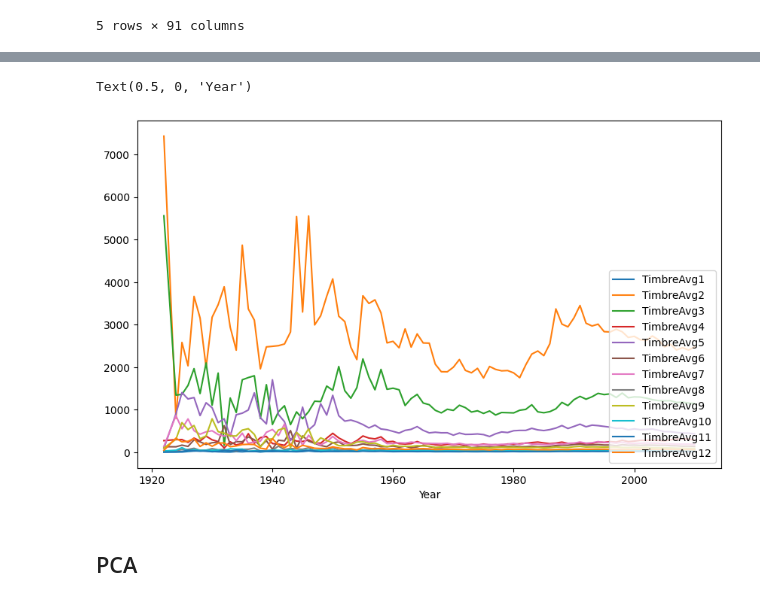
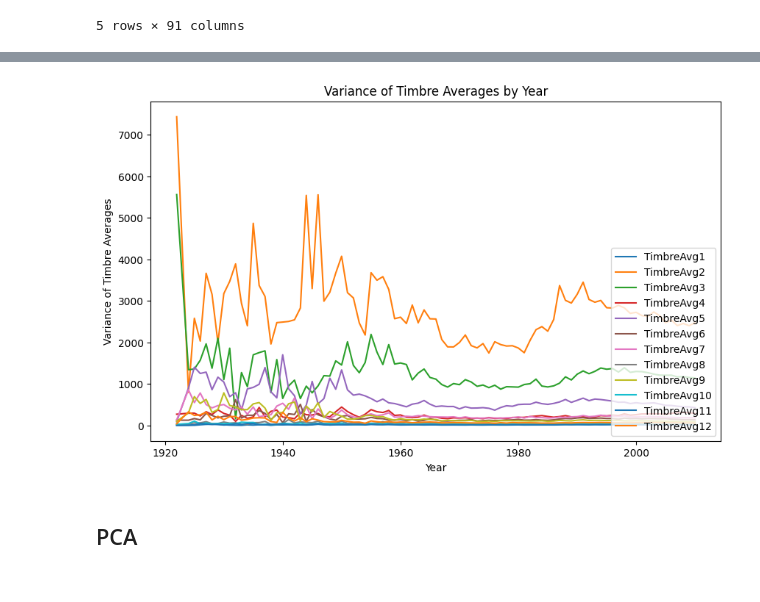
Before and after one commit to 7Koris/MusicAnalysis, a Jupyter notebook: analysis.ipynb, the cells around one changed output, grey strips where cells are left out. Saved outputs shown, nothing was run; the diff lists cells and outputs as text; code cells hidden in the pictures.

```diff
--- a/analysis.ipynb
+++ b/analysis.ipynb
@@ -131,35 +134,38 @@ plt.figure(figsize=(10, 6))
 
 ta1_means_by_decade = data_by_year.groupby('label')['TimbreAvg1'].var()
 ta2_means_by_decade = data_by_year.groupby('label')['TimbreAvg2'].var()
 ta3_means_by_decade = data_by_year.groupby('label')['TimbreAvg3'].var()
 ta4_means_by_decade = data_by_year.groupby('label')['TimbreAvg4'].var()
 ta5_means_by_decade = data_by_year.groupby('label')['TimbreAvg5'].var()
 ta6_means_by_decade = data_by_year.groupby('label')['TimbreAvg6'].var()
 ta7_means_by_decade = data_by_year.groupby('label')['TimbreAvg7'].var()
 ta8_means_by_decade = data_by_year.groupby('label')['TimbreAvg8'].var()
 ta9_means_by_decade = data_by_year.groupby('label')['TimbreAvg9'].var()
 ta10_means_by_decade = data_by_year.groupby('label')['TimbreAvg10'].var()
 ta11_means_by_decade = data_by_year.groupby('label')['TimbreAvg11'].var()
 ta12_means_by_decade = data_by_year.groupby('label')['TimbreAvg12'].var()
 
 plt.plot(ta1_means_by_decade, label='TimbreAvg1')
 plt.plot(ta2_means_by_decade, label='TimbreAvg2')
 plt.plot(ta3_means_by_decade, label='TimbreAvg3')
 plt.plot(ta4_means_by_decade, label='TimbreAvg4')
 plt.plot(ta5_means_by_decade, label='TimbreAvg5')
 plt.plot(ta6_means_by_decade, label='TimbreAvg6')
 plt.plot(ta7_means_by_decade, label='TimbreAvg7')
 plt.plot(ta8_means_by_decade, label='TimbreAvg8')
 plt.plot(ta9_means_by_decade, label='TimbreAvg9')
 plt.plot(ta10_means_by_decade, label='TimbreAvg10')
 plt.plot(ta11_means_by_decade, label='TimbreAvg11')
 plt.plot(ta12_means_by_decade, label='TimbreAvg12')
 
 plt.legend(loc='lower right')
 plt.xlabel('Year')
+plt.ylabel('Variance of Timbre Averages')
+plt.title('Variance of Timbre Averages by Year')
+plt.savefig('figs/variance-timbre-avg-year.png')
+plt.show()
 # %% [output]
-Text(0.5, 0, 'Year')
-[figure, old version]
+[figure, new version]
 # %% [markdown]
 ## PCA
 # %%
```
Also changed, not shown: parts of 5 cells of this notebook, 31 other files.
